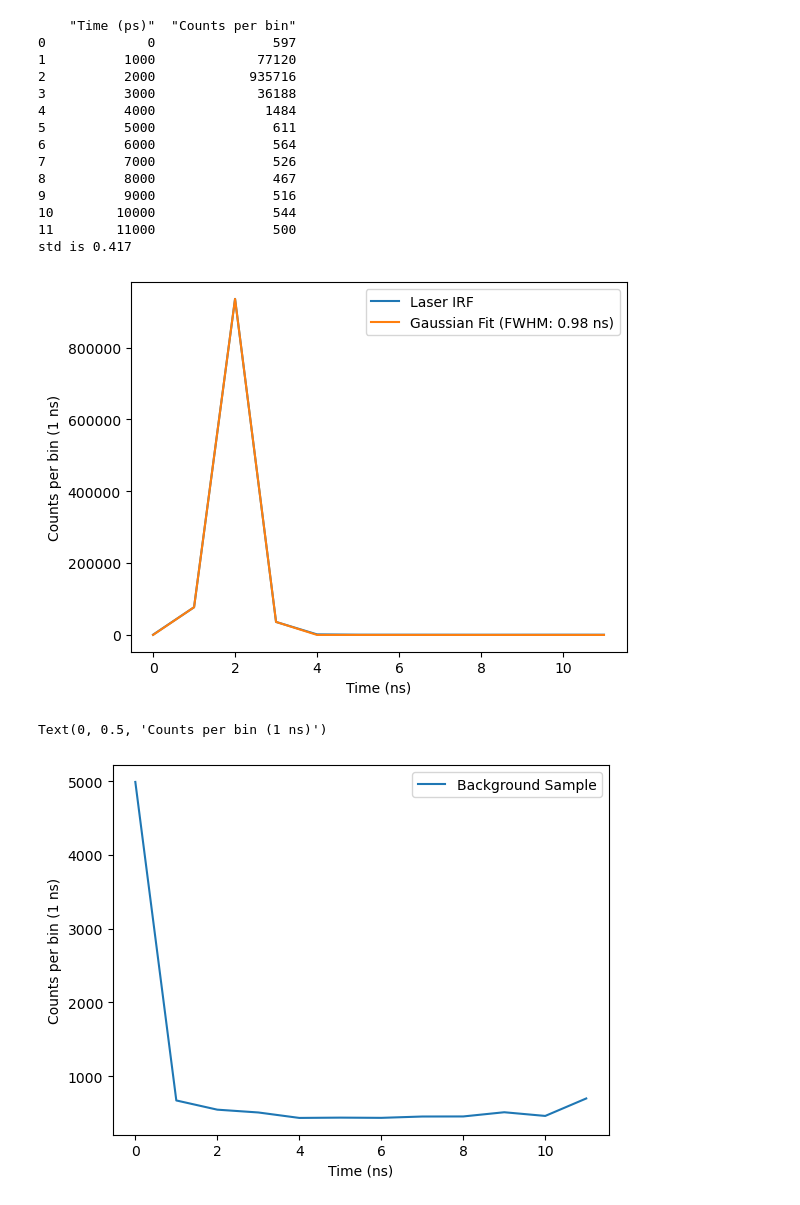
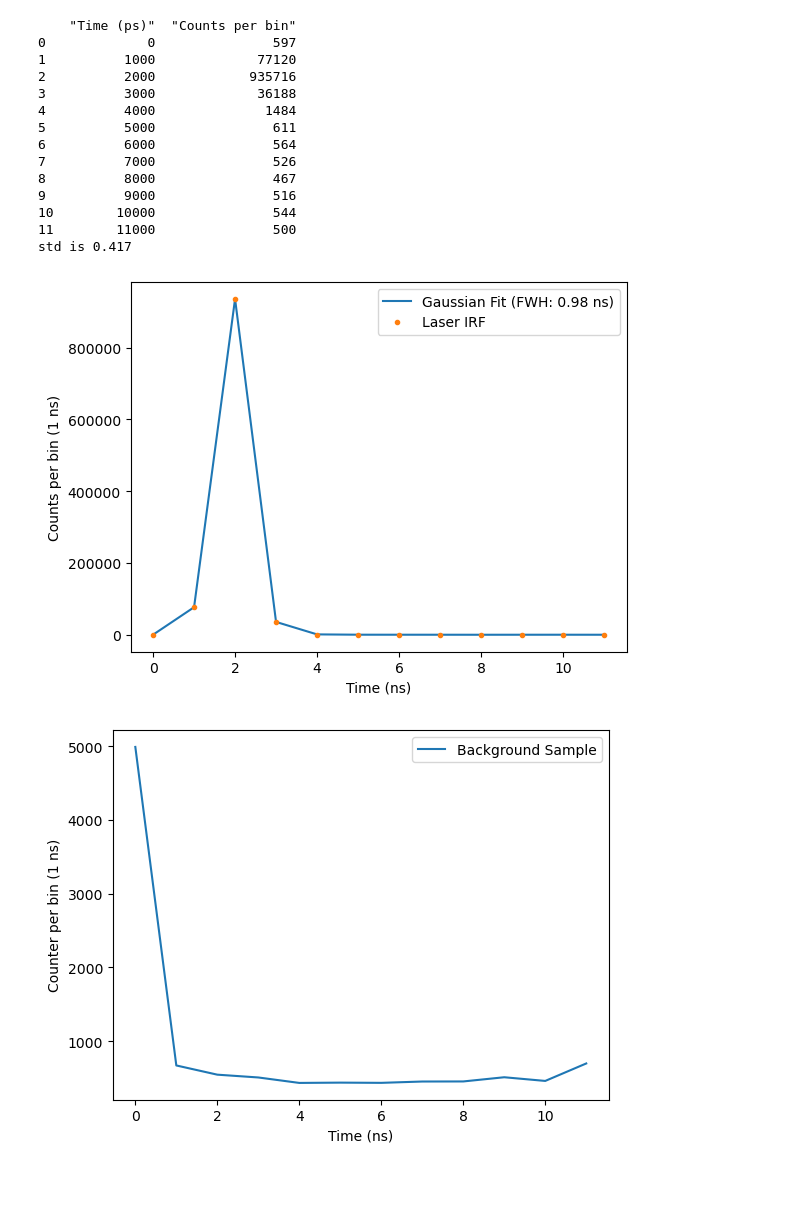
Before and after one commit to UW-Quantum-Defect-Lab/qdmodel, a Jupyter notebook: qdanalysis/timetagger_analysis/lifetimeanalysis.ipynb, the cells around one changed output. Drawn from its saved outputs; the diff is of its cells as text; code cells hidden in the pictures.

```diff
--- a/qdanalysis/timetagger_analysis/lifetimeanalysis.ipynb
+++ b/qdanalysis/timetagger_analysis/lifetimeanalysis.ipynb
@@ -28,18 +28,18 @@ def read_text_file(file_path):
     df = pd.DataFrame(data, columns=column_headers)
 
     return df
-# %%
-def plot_data(x, y, model_function, popt, legend, x_label, y_label):
-    # Plots data and fitted curve using given model function
-    data_line_name = legend[0]
-    fit_line_name = legend[1]
-    plt.plot(x, y, label=data_line_name)
-    plt.plot(x, model_function(x, *popt), label=fit_line_name)
-    plt.xlabel(x_label)
-    plt.ylabel(y_label)
-    # plt.ylim([0, 1])
-    plt.legend()
-    plt.show()
+# %%
+# function to draw graph, if you want multiple data sets drawn on the same graph
+# set render equal to False on all your plot_data() calls up until the last one.
+def plot_data(x, y, line_name, x_label, y_label, fmt_str='', render=True):
+    # Refer to docs for more info on fmt -> https://matplotlib.org/3.5.3/api/_as_gen/matplotlib.pyplot.plot.html
+    plt.plot(x, y, fmt_str, label=line_name) if fmt_str else plt.plot(x, y, label=line_name)
+    # plt.plot(x, y, label=line_name)
+    plt.xlabel(x_label)
+    plt.ylabel(y_label)
+    plt.legend()
+    if (render):
+        plt.show()
 # %%
 import numpy as np
 from scipy.optimize import curve_fit
@@ -58,36 +58,38 @@ def fit_gaussian(x, y):
 IRF_data_file_name_50_bins = "Histogram_2025-08-05_115039_IRF_50.txt"
 IRF_data_file_name_12_bins = "Histogram_2025-08-05_115233_IRF_12_superk.txt"
 # df = read_text_file('2024_02_15/laser_si.txt')
 # df = read_text_file('/home/angel/work/imod-internship/code/data/lifetime/tommy-lifetime/laser_si.txt') # not relevant to this notebook, disregard
 df = read_text_file(f"/home/angel/work/imod-internship/code/data/lifetime/{IRF_data_file_name_12_bins}")
 print(df)
 
 x = df.values[:, 0] / 1000
 y = df.values[:, 1]
 popt, pcov = fit_gaussian(x, y)
 print('std is %.3f' %popt[2])
 fwhm = 2 * np.sqrt(2 * np.log(2)) * popt[2]
 
-legend = ["Laser IRF", f"Gaussian Fit (FWHM: {fwhm*1:.2f} ns)"]
 x_label = "Time (ns)"
 y_label = "Counts per bin (1 ns)"
-plot_data(x, y, gaussian, popt, legend, x_label, y_label)
+data_line_name = "Laser IRF"
+fit_line_name = f"Gaussian Fit (FWH: {fwhm*1:.2f} ns)"
+plot_data(x, y, fit_line_name, x_label, y_label, render=False)
+plot_data(x, gaussian(x, *popt), data_line_name, x_label, y_label, fmt_str=".")
 # %% [output]
     "Time (ps)"  "Counts per bin"
 0             0               597
 1          1000             77120
 2          2000            935716
 3          3000             36188
 4          4000              1484
 5          5000               611
 6          6000               564
 7          7000               526
 8          8000               467
 9          9000               516
 10        10000               544
 11        11000               500
 std is 0.417
-[figure, old version]
+[figure, new version]
 # %%
 # reads in multiple files and sums the counts per bin across files
 def read_multiple_text_files(file_paths):
@@ -115,15 +117,13 @@ bkg_data_file_name_12_bins = "Histogram_2025-08-05_111814_bkg_12.txt"
 # times, cts, num_files = read_multiple_text_files(['/Users/tommtommbom/Desktop/qdrepos/Data/20240827/530_30_bp_in_blankspot_1.5uW.txt'])
 # times, cts, num_files = read_multiple_text_files(['/home/angel/work/imod-internship/code/data/lifetime/tommy-lifetime/530_30_bp_in_blankspot_1.5uW.txt'])
 times, cts, num_files = read_multiple_text_files([f"{DATA_ABSOLUTE_PATH}{bkg_data_file_name_12_bins}"])
-# times = times[:13]
-# cts = cts[:13]
-plt.plot(times, cts, label="Background Sample") # 30 min integration time
-plt.legend()
-plt.xlabel('Time (ns)')
-plt.ylabel('Counts per bin (1 ns)')
+
+data_label = "Background Sample"
+x_label = "Time (ns)"
+y_label = "Counter per bin (1 ns)"
+plot_data(times, cts, data_label, x_label, y_label)
 # %% [output]
-Text(0, 0.5, 'Counts per bin (1 ns)')
-[figure, old version]
+[figure, new version]
 # %%
 # dot1 = ['2024_02_16/undoped_sio2/dot1/Histogram_2024-02-16_164853.txt', '2024_02_16/undoped_sio2/dot1/Histogram_2024-02-16_170058.txt', '2024_02_16/undoped_sio2/dot1/Histogram_2024-02-16_171116.txt']
 # dot2 = ['2024_02_16/undoped_sio2/dot2/Histogram_2024-02-16_182027.txt', '2024_02_16/undoped_sio2/dot2/Histogram_2024-02-16_205912.txt', '2024_02_16/undoped_sio2/dot2/Histogram_2024-02-16_211208.txt']
```
Also changed, not shown: parts of 2 cells of this notebook.
